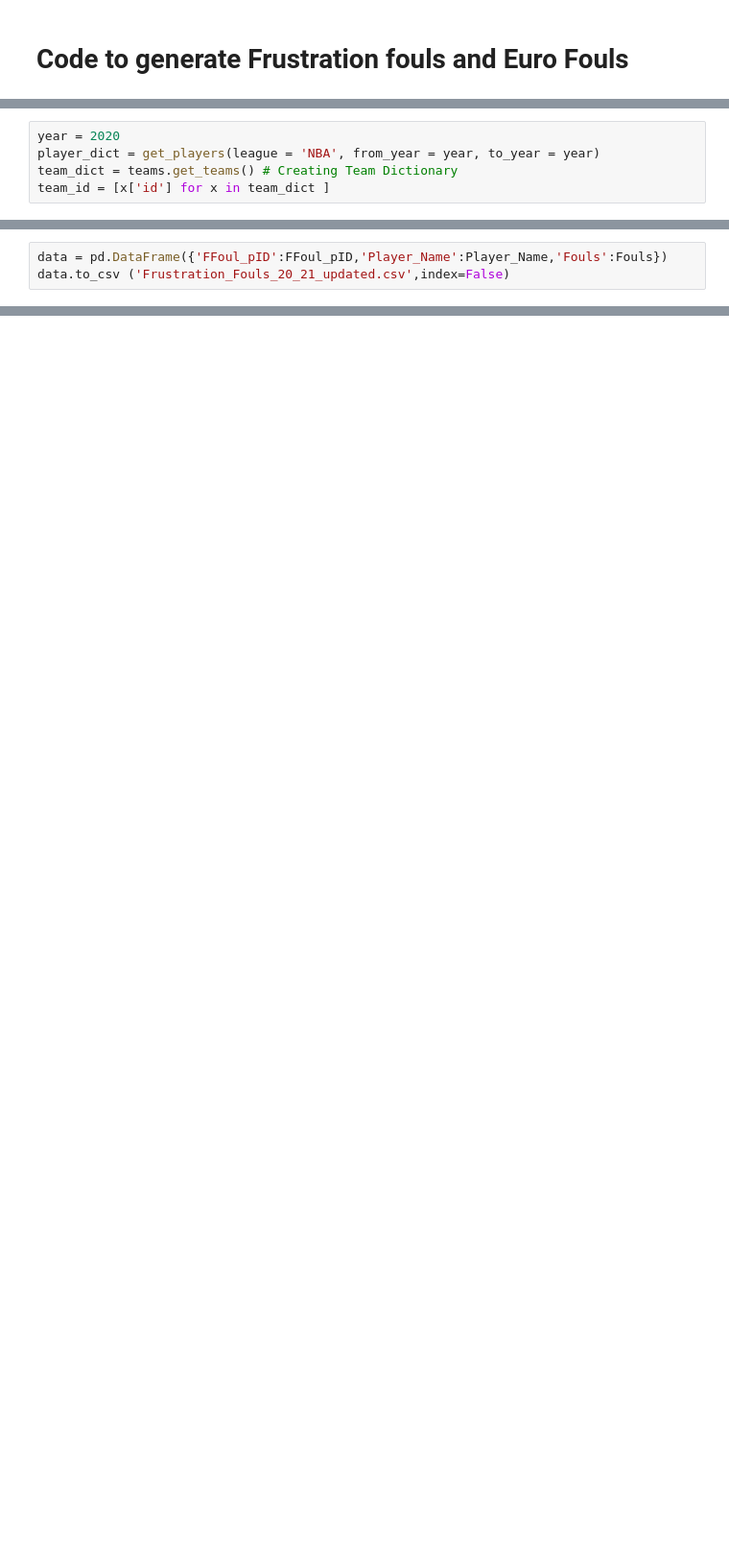
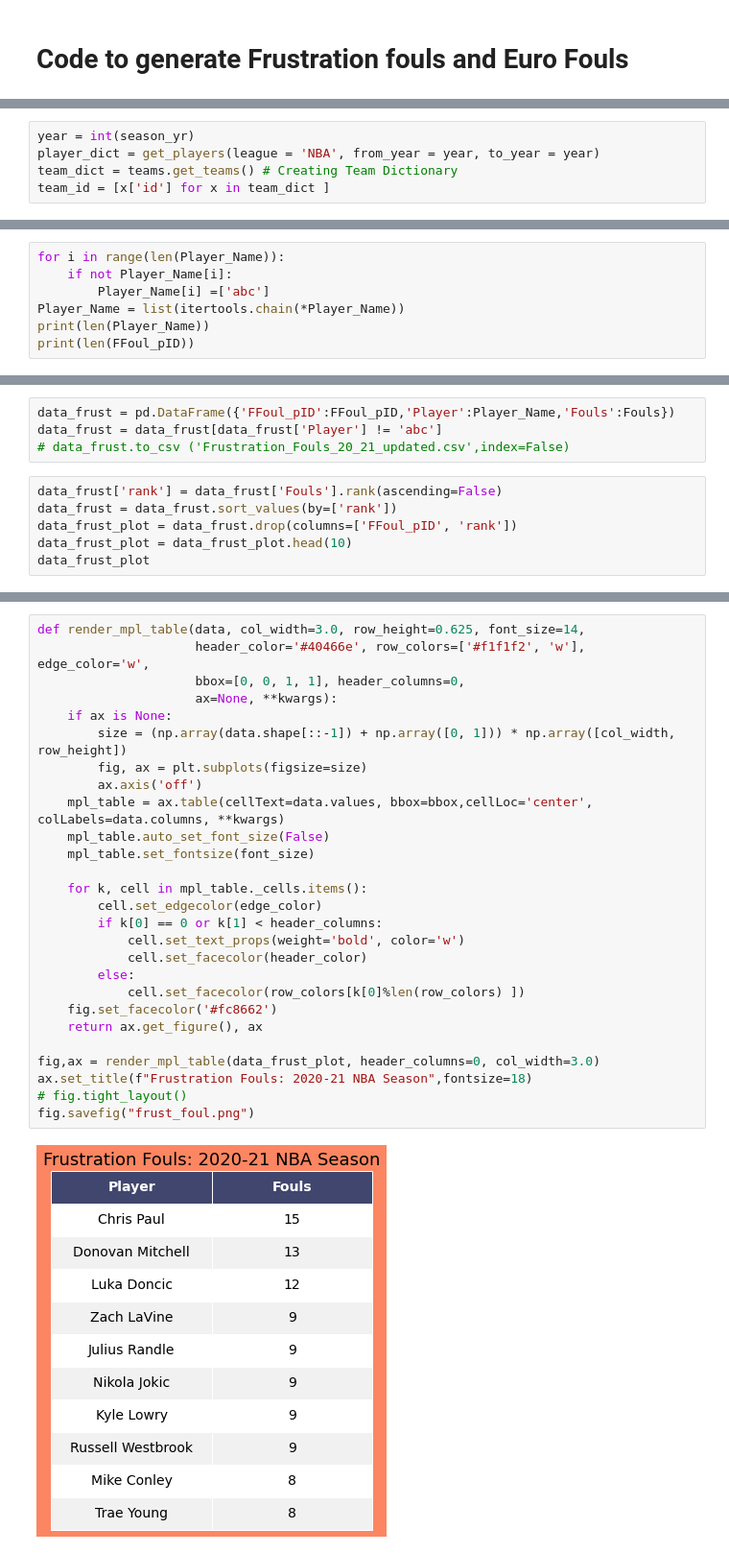
Before and after one commit to sravanpannala/NBA, a Jupyter notebook: Frustration_Coast/frustration_foul_PBP.ipynb, the cells around one changed output, grey strips where cells are left out. Shown at 96% size. Saved outputs shown, nothing was run; the diff lists cells and outputs as text; blank space fills up the shorter version.

```diff
--- a/Frustration_Coast/frustration_foul_PBP.ipynb
+++ b/Frustration_Coast/frustration_foul_PBP.ipynb
@@ -57,5 +76,5 @@ len(bad_games_list)
 # %%
-year = 2020
+year = int(season_yr)
 player_dict = get_players(league = 'NBA', from_year = year, to_year = year)
 team_dict = teams.get_teams() # Creating Team Dictionary
 team_id = [x['id'] for x in team_dict ]
@@ -123,0 +130,7 @@ Player_Name = list(itertools.chain(*Player_Name))
+# %%
+for i in range(len(Player_Name)):
+    if not Player_Name[i]:
+        Player_Name[i] =['abc']
+Player_Name = list(itertools.chain(*Player_Name))
+print(len(Player_Name))
+print(len(FFoul_pID))
@@ -124,3 +140,10 @@ Player_Name = list(itertools.chain(*Player_Name))
 # %%
-data = pd.DataFrame({'FFoul_pID':FFoul_pID,'Player_Name':Player_Name,'Fouls':Fouls})
-data.to_csv ('Frustration_Fouls_20_21_updated.csv',index=False)
+data_frust = pd.DataFrame({'FFoul_pID':FFoul_pID,'Player':Player_Name,'Fouls':Fouls})
+data_frust = data_frust[data_frust['Player'] != 'abc']
+# data_frust.to_csv ('Frustration_Fouls_20_21_updated.csv',index=False)
+# %%
+data_frust['rank'] = data_frust['Fouls'].rank(ascending=False)
+data_frust = data_frust.sort_values(by=['rank'])
+data_frust_plot = data_frust.drop(columns=['FFoul_pID', 'rank'])
+data_frust_plot = data_frust_plot.head(10)
+data_frust_plot
@@ -126,0 +162,29 @@ data.to_csv ('Frustration_Fouls_20_21_updated.csv',index=False)
+# %%
+def render_mpl_table(data, col_width=3.0, row_height=0.625, font_size=14,
+                     header_color='#40466e', row_colors=['#f1f1f2', 'w'], edge_color='w',
+                     bbox=[0, 0, 1, 1], header_columns=0,
+                     ax=None, **kwargs):
+    if ax is None:
+        size = (np.array(data.shape[::-1]) + np.array([0, 1])) * np.array([col_width, row_height])
+        fig, ax = plt.subplots(figsize=size)
+        ax.axis('off')
+    mpl_table = ax.table(cellText=data.values, bbox=bbox,cellLoc='center', colLabels=data.columns, **kwargs)
+    mpl_table.auto_set_font_size(False)
+    mpl_table.set_fontsize(font_size)
+
+    for k, cell in mpl_table._cells.items():
+        cell.set_edgecolor(edge_color)
+        if k[0] == 0 or k[1] < header_columns:
+            cell.set_text_props(weight='bold', color='w')
+            cell.set_facecolor(header_color)
+        else:
+            cell.set_facecolor(row_colors[k[0]%len(row_colors) ])
+    fig.set_facecolor('#fc8662')
+    return ax.get_figure(), ax
+
+fig,ax = render_mpl_table(data_frust_plot, header_columns=0, col_width=3.0)
+ax.set_title(f"Frustration Fouls: 2020-21 NBA Season",fontsize=18)
+# fig.tight_layout()
+fig.savefig("frust_foul.png")
+# %% [output]
+[figure, added]
```
Also changed, not shown: parts of 15 cells of this notebook, 13 other files.
